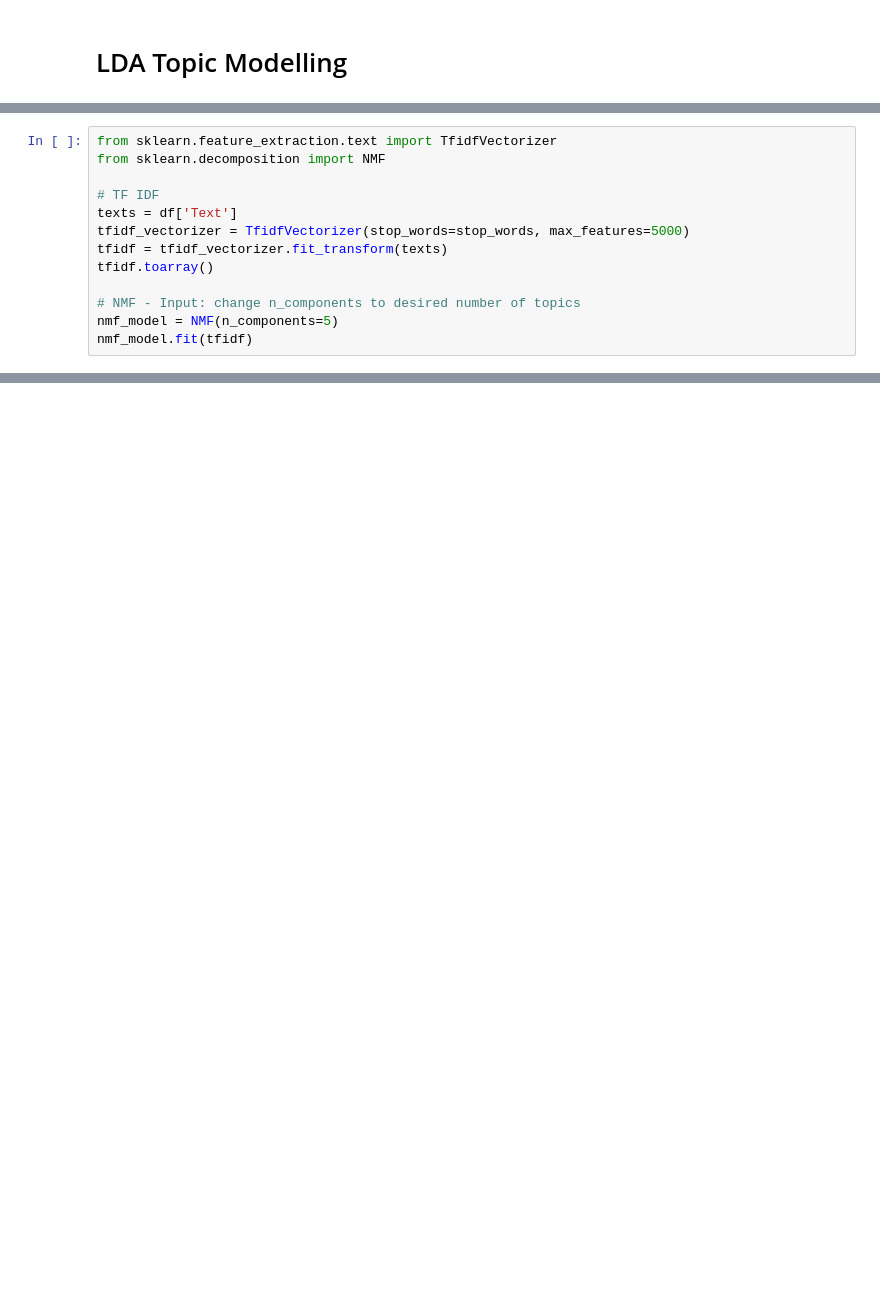
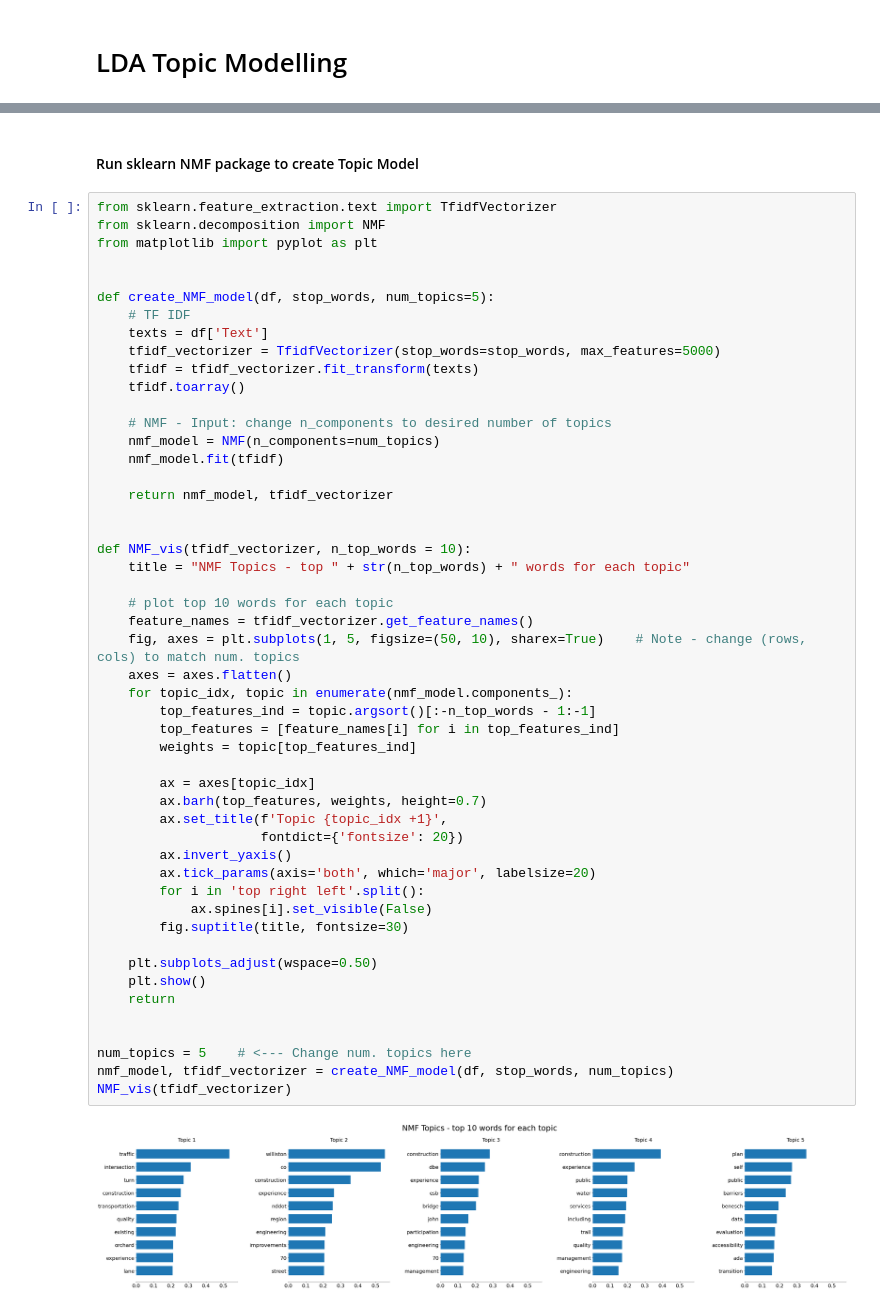
Before and after one commit to ak4728/proposal-automation, a Jupyter notebook: Proposal Topic Modelling.ipynb, the cells around one changed output, grey strips where cells are left out. Cells and saved outputs as stored; diff of their text form; blank space fills up the shorter version.

```diff
--- a/Proposal Topic Modelling.ipynb
+++ b/Proposal Topic Modelling.ipynb
@@ -265,13 +247,0 @@ plt.show()
-# %%
-from sklearn.feature_extraction.text import TfidfVectorizer
-from sklearn.decomposition import NMF
-
-# TF IDF
-texts = df['Text']
-tfidf_vectorizer = TfidfVectorizer(stop_words=stop_words, max_features=5000)
-tfidf = tfidf_vectorizer.fit_transform(texts)
-tfidf.toarray()
-
-# NMF - Input: change n_components to desired number of topics
-nmf_model = NMF(n_components=5)
-nmf_model.fit(tfidf)
@@ -375,0 +322,54 @@ Wall time: 1min 56s
+# %% [markdown]
+#### Run sklearn NMF package to create Topic Model
+# %%
+from sklearn.feature_extraction.text import TfidfVectorizer
+from sklearn.decomposition import NMF
+from matplotlib import pyplot as plt
+
+
+def create_NMF_model(df, stop_words, num_topics=5):
+    # TF IDF
+    texts = df['Text']
+    tfidf_vectorizer = TfidfVectorizer(stop_words=stop_words, max_features=5000)
+    tfidf = tfidf_vectorizer.fit_transform(texts)
+    tfidf.toarray()
+
+    # NMF - Input: change n_components to desired number of topics
+    nmf_model = NMF(n_components=num_topics)
+    nmf_model.fit(tfidf)
+
+    return nmf_model, tfidf_vectorizer
+
+
+def NMF_vis(tfidf_vectorizer, n_top_words = 10):
+    title = "NMF Topics - top " + str(n_top_words) + " words for each topic"
+
+    # plot top 10 words for each topic
+    feature_names = tfidf_vectorizer.get_feature_names()
+    fig, axes = plt.subplots(1, 5, figsize=(50, 10), sharex=True)    # Note - change (rows, cols) to match num. topics
+    axes = axes.flatten()
+    for topic_idx, topic in enumerate(nmf_model.components_):
+        top_features_ind = topic.argsort()[:-n_top_words - 1:-1]
+        top_features = [feature_names[i] for i in top_features_ind]
+        weights = topic[top_features_ind]
+
+        ax = axes[topic_idx]
+        ax.barh(top_features, weights, height=0.7)
+        ax.set_title(f'Topic {topic_idx +1}',
+                     fontdict={'fontsize': 20})
+        ax.invert_yaxis()
+        ax.tick_params(axis='both', which='major', labelsize=20)
+        for i in 'top right left'.split():
+            ax.spines[i].set_visible(False)
+        fig.suptitle(title, fontsize=30)
+
+    plt.subplots_adjust(wspace=0.50)
+    plt.show()
+    return
+
+
+num_topics = 5    # <--- Change num. topics here
+nmf_model, tfidf_vectorizer = create_NMF_model(df, stop_words, num_topics)
+NMF_vis(tfidf_vectorizer)
+# %% [output]
+[figure, added]
```
Also changed, not shown: parts of 22 cells of this notebook.
